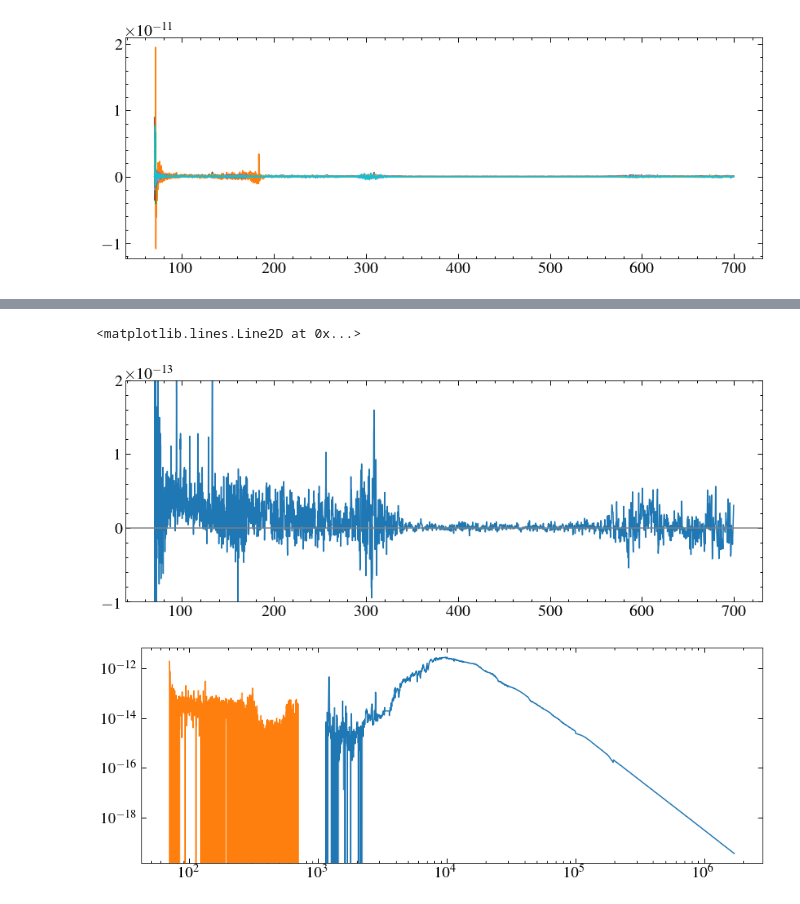
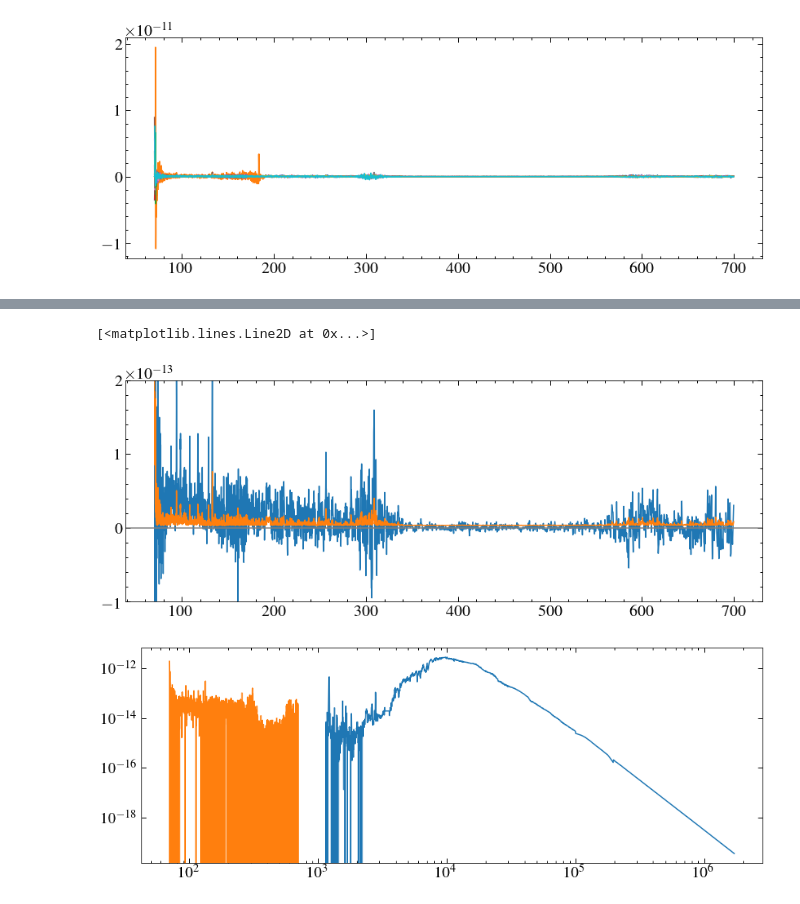
Before and after one commit to davidjwilson/ad-leo-sed, a Jupyter notebook: ad_leo_sed.ipynb, the cells around one changed output, grey strips where cells are left out. Saved outputs shown, nothing was run; the diff lists cells and outputs as text; code cells hidden in the pictures.

```diff
--- a/ad_leo_sed.ipynb
+++ b/ad_leo_sed.ipynb
@@ -79,23 +108,26 @@ for ds in datasets:
 # %%
 short = '/media/david/5tb_storage1/ad_leo/EUVE/ad_leo__9303010544D' #missing sw, just junk it for now
 fa = []
 for ds in datasets:
     if ds != short:
         spec = glob.glob('{}/*vo.fits'.format(ds))[0]
         data = fits.getdata(spec, 1)[0]
         w2 = data['WAVE']
         fa.append(data['FLUX'])
 f2 = np.mean(fa, axis=0)
-e2 = np.std(fa, axis=0)
+es = abs(f2*0.1) #staistical error
+esn = abs(f2*0.23)
+ed = np.full(len(f2), np.std(f2[(w2 > 350) &(w2 < 550)])) #nosise of the gap
+e2 = np.sum([es**2, ed**2, esn**2], axis=0)**0.5
 
 plt.plot(w2, f2)
 plt.ylim(-0.1e-12, 0.2e-12)
 plt.axhline(0, c='0.5')
-#plt.plot(w2, e2)
+plt.plot(w2, e2)
 #plt.yscale('log')
 # %% [output]
-<matplotlib.lines.Line2D at 0x...>
+[<matplotlib.lines.Line2D at 0x...>]
-[figure, old version]
+[figure, new version]
 # %%
 plt.plot(w1, f1)
 plt.plot(w2, f2)
```
Also changed, not shown: parts of 36 cells of this notebook, 3 other files.
